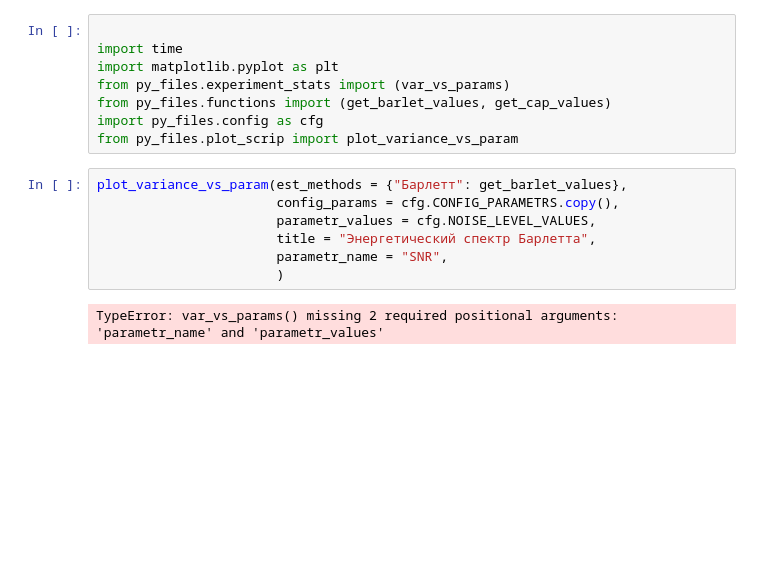
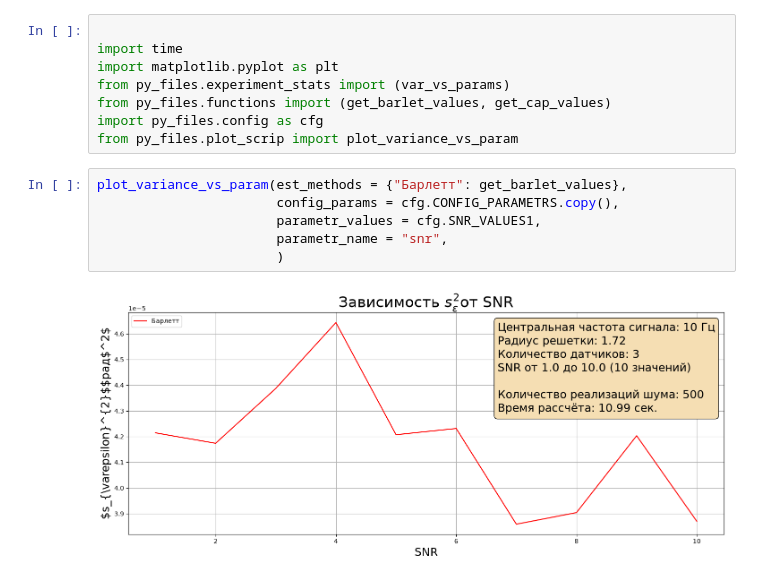
Before and after one commit to veitnemed/piling, a Jupyter notebook: report copy.ipynb, the cells around one changed output. Cells and saved outputs as stored; diff of their text form; blank space fills up the shorter version.

Commit message:
fix plot s vs snr from universal function (WIP)

```diff
--- a/report copy.ipynb
+++ b/report copy.ipynb
@@ -9,12 +9,11 @@ from py_files.plot_scrip import plot_variance_vs_param
 # %%
 plot_variance_vs_param(est_methods = {"Барлетт": get_barlet_values},
                        config_params = cfg.CONFIG_PARAMETRS.copy(),
-                       parametr_values = cfg.NOISE_LEVEL_VALUES,
-                       title = "Энергетический спектр Барлетта",
-                       parametr_name = "SNR",
+                       parametr_values = cfg.SNR_VALUES1,
+                       parametr_name = "snr",
                        )
 # %% [output]
-TypeError: var_vs_params() missing 2 required positional arguments: 'parametr_name' and 'parametr_values'
+[figure, added]
 # %%
 
 start_time = time.perf_counter()
```
Also changed, not shown: parts of 1 cell of this notebook.
